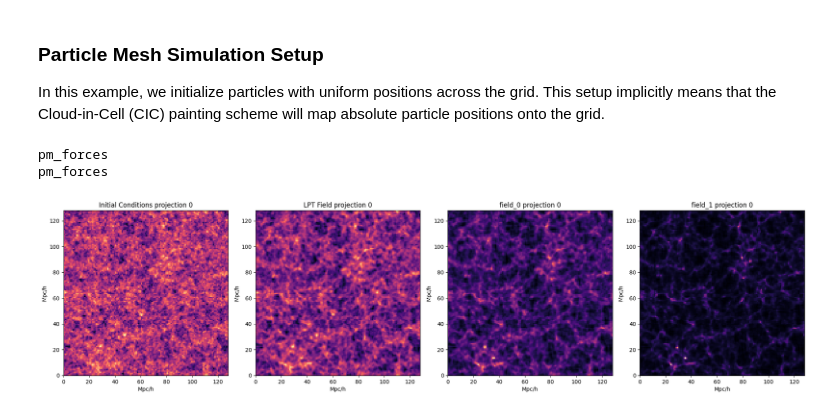
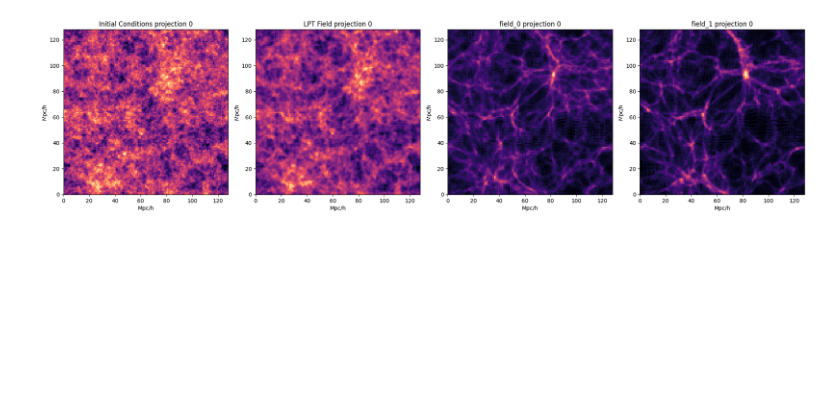
Before and after one commit to DifferentiableUniverseInitiative/JaxPM, a Jupyter notebook: notebooks/01-Introduction.ipynb, the cells around one changed output. Drawn from its saved outputs; the diff is of its cells as text; code cells hidden in the pictures; blank space fills up the shorter version.

```diff
--- a/notebooks/01-Introduction.ipynb
+++ b/notebooks/01-Introduction.ipynb
@@ -9,2 +2,0 @@ In this notebook, we'll run a simple Particle Mesh (PM) simulation on a single G
-# %%
-jax.config.update("jax_enable_x64", True)
@@ -21,7 +16,3 @@ from jaxpm.distributed import uniform_particles
-# %% [markdown]
-### **Particle Mesh Simulation Setup**
-
-In this example, we initialize particles with uniform positions across the grid. This setup implicitly means that the Cloud-in-Cell (CIC) painting scheme will map absolute particle positions onto the grid.
 # %%
 mesh_shape = [128, 128, 128]
 box_size = [128., 128., 128.]
@@ -34,33 +25,27 @@ def run_simulation(omega_c, sigma8):
     pk = jc.power.linear_matter_power(jc.Planck15(Omega_c=omega_c, sigma8=sigma8), k)
     pk_fn = lambda x: jnp.interp(x.reshape([-1]), k, pk).reshape(x.shape)
 
-    # Create initial conditions
+    # Create initial conditions and particles
     initial_conditions = linear_field(mesh_shape, box_size, pk_fn, seed=jax.random.PRNGKey(0))
-
-    particles = uniform_particles(mesh_shape)
-    # Create particles
-    cosmo = jc.Planck15(Omega_c=omega_c, sigma8=sigma8)
+    particles = jnp.stack(jnp.meshgrid(*[jnp.arange(s) for s in mesh_shape]),axis=-1).reshape([-1,3])
 
     # Initial displacement
+    cosmo = jc.Planck15(Omega_c=omega_c, sigma8=sigma8)
     dx, p, f = lpt(cosmo, initial_conditions, particles, a=0.1)
 
     # Evolve the simulation forward
     res = odeint(make_ode_fn(mesh_shape), [particles + dx, p], snapshots, cosmo, rtol=1e-8, atol=1e-8)
 
-    # Return the simulation volume at requested
-
+    # Return the simulation volume at requested timesteps
     return initial_conditions ,  particles + dx , res[0]
 # %%
 initial_conditions , lpt_particles , ode_particles = run_simulation(0.25, 0.8)
-# %% [output]
-pm_forces
-pm_forces
 # %%
 from jaxpm.plotting import plot_fields_single_projection
 
-fields = {"Initial Conditions" : initial_conditions , "LPT Field" : cic_paint(jnp.zeros(mesh_shape) ,lpt_particles)}
+fields = {"Initial Conditions" : initial_conditions , "LPT Field" : jnp.log10(cic_paint(jnp.zeros(mesh_shape) ,lpt_particles) + 1)}
 for i , field in enumerate(ode_particles[1:]):
-    fields[f"field_{i}"] = cic_paint(jnp.zeros(mesh_shape) , field)
+    fields[f"field_{i}"] = jnp.log10(cic_paint(jnp.zeros(mesh_shape) , field)+1)
 plot_fields_single_projection(fields)
 # %% [output]
-[figure, old version]
+[figure, new version]
```
Also changed, not shown: parts of 8 cells of this notebook.
